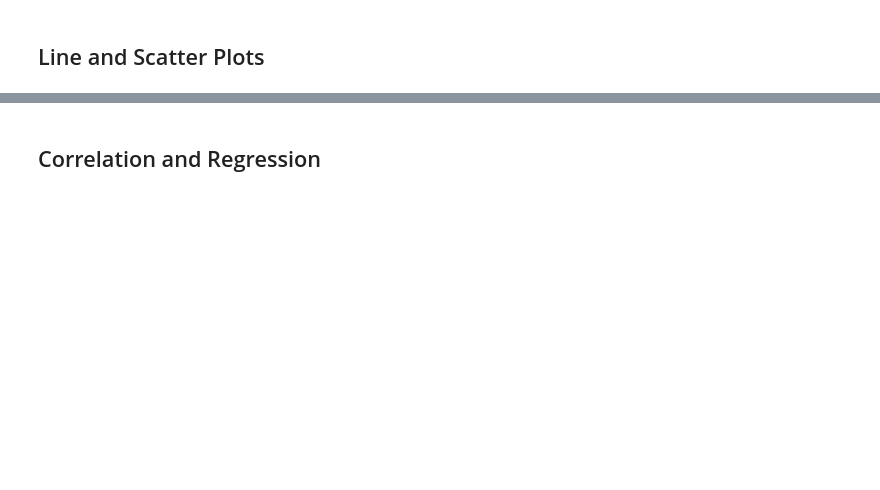
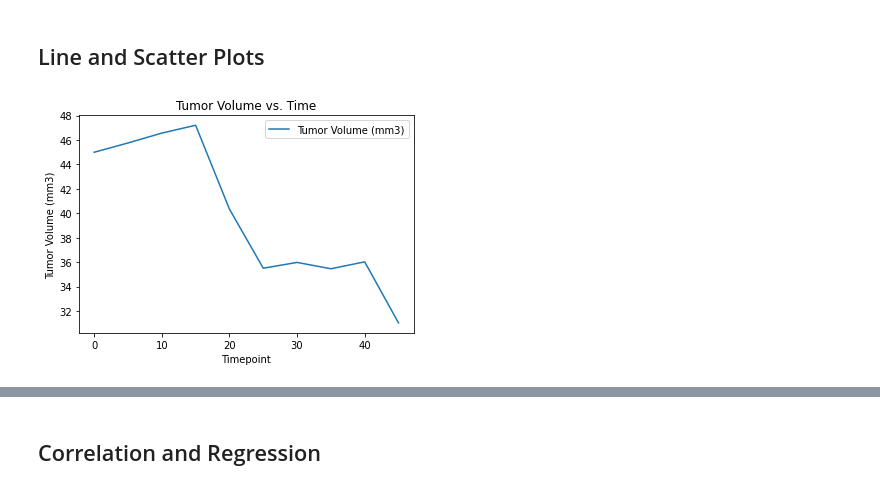
Before and after one commit to luchovzla/matplotlib-challenge, a Jupyter notebook: Pymaceuticals/pymaceuticals_starter.ipynb, the cells around one changed output, grey strips where cells are left out. Saved outputs shown, nothing was run; the diff lists cells and outputs as text; code cells hidden in the pictures; blank space fills up the shorter version.

```diff
--- a/Pymaceuticals/pymaceuticals_starter.ipynb
+++ b/Pymaceuticals/pymaceuticals_starter.ipynb
@@ -340,0 +378,18 @@ max_timepoint_df.plot(kind = "box")
+# %%
+# Generate a line plot of tumor volume vs. time point for a mouse treated with Capomulin
+
+# Extract a mouse, selected at random, from the mice treated with Capomulin
+single_mouse_id = max_timepoint_df["Mouse ID"].loc[max_timepoint_df["Drug Regimen"] == "Capomulin"].sample(1)
+combined_df
+
+# Extract timepoint and tumor volume data for that mouse
+single_mouse_data = combined_df[["Timepoint", "Tumor Volume (mm3)"]].loc[combined_df["Mouse ID"].isin(single_mouse_id)]
+single_mouse_data
+
+# Plot Tumor volume vs. Timepoint
+single_mouse_data.plot(kind = "line", x = "Timepoint", y = "Tumor Volume (mm3)")
+plt.ylabel("Tumor Volume (mm3)")
+plt.title("Tumor Volume vs. Time")
+plt.show()
+# %% [output]
+[figure, added]
```
Also changed, not shown: parts of 10 cells of this notebook.
